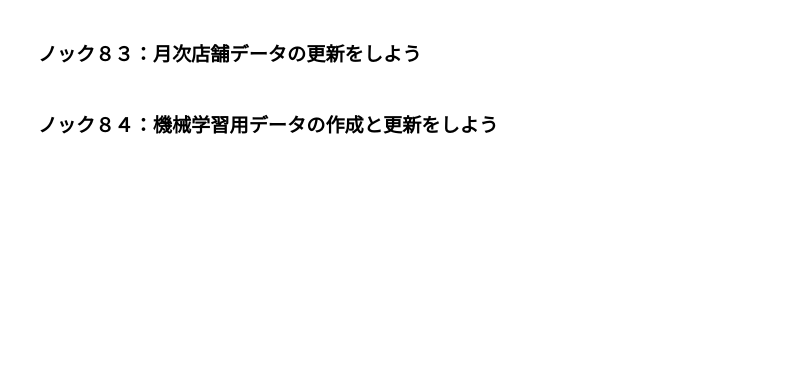
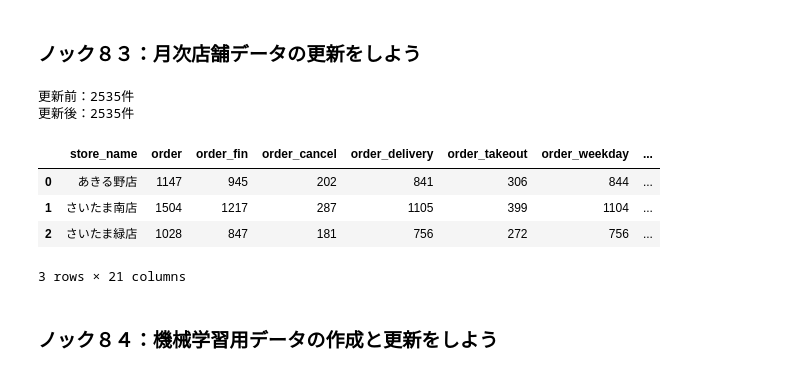
Before and after one commit to HayateSato/Pra, a Jupyter notebook: 9章_小規模機械学習システムを作成する１０本ノック.ipynb, the cells around one changed output. Saved outputs shown, nothing was run; the diff lists cells and outputs as text; code cells hidden in the pictures; blank space fills up the shorter version.

```diff
--- a/9章_小規模機械学習システムを作成する１０本ノック.ipynb
+++ b/9章_小規模機械学習システムを作成する１０本ノック.ipynb
@@ -21,4 +138,24 @@ os.chdir(path)
 # %% [markdown]
 ### ノック８３：月次店舗データの更新をしよう
+# %%
+store_monthly_data = pd.read_csv(os.path.join(store_monthly_dir, store_monthly_file))  ### data of all months in the past
+print(f'更新前：{len(store_monthly_data)}件')
+
+store_monthly_data = pd.concat([store_monthly_data, store_data], ignore_index=True)   ### combining the latest month and akk data from the past
+store_monthly_data.loc[:, 'year_month'] = store_monthly_data['year_month'].astype(str)   ### converting year_month col into string
+store_monthly_data.drop_duplicates(subset=['store_name','year_month'], inplace=True, keep='last')   ###chekcing if there are any duplicated rows
+print(f'更新後：{len(store_monthly_data)}件')                                                        ### counting the num of row after combining
+store_monthly_data.to_csv(os.path.join(store_monthly_dir, store_monthly_file), index=False)
+# %% [output]
+更新前：2535件
+更新後：2535件
+# %%
+store_monthly_data.head(3)
+# %% [output]
+|  | store_name | order | order_fin | order_cancel | order_delivery | order_takeout | order_weekday | ... |
+| 0 | あきる野店 | 1147 | 945 | 202 | 841 | 306 | 844 | ... |
+| 1 | さいたま南店 | 1504 | 1217 | 287 | 1105 | 399 | 1104 | ... |
+| 2 | さいたま緑店 | 1028 | 847 | 181 | 756 | 272 | 756 | ... |
+3 rows × 21 columns
 # %% [markdown]
 ### ノック８４：機械学習用データの作成と更新をしよう
```
Also changed, not shown: parts of 10 cells of this notebook.
